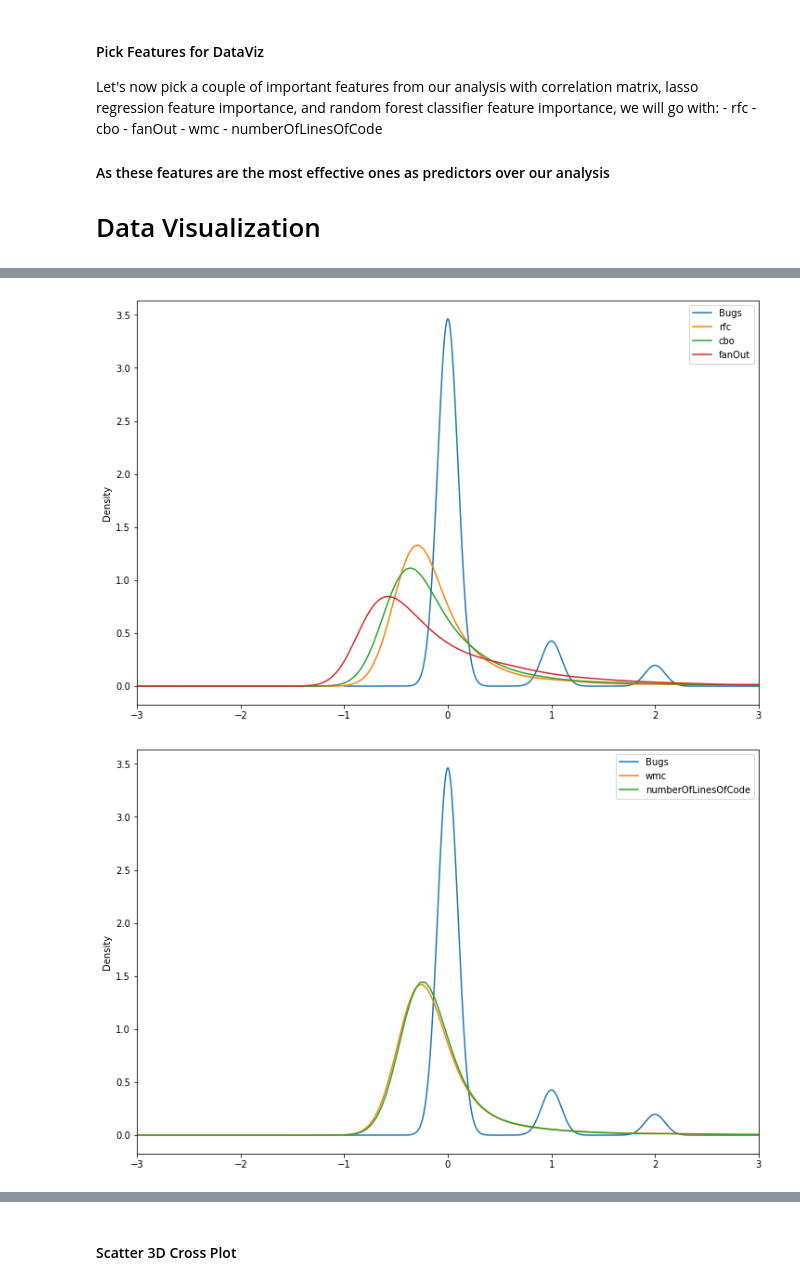
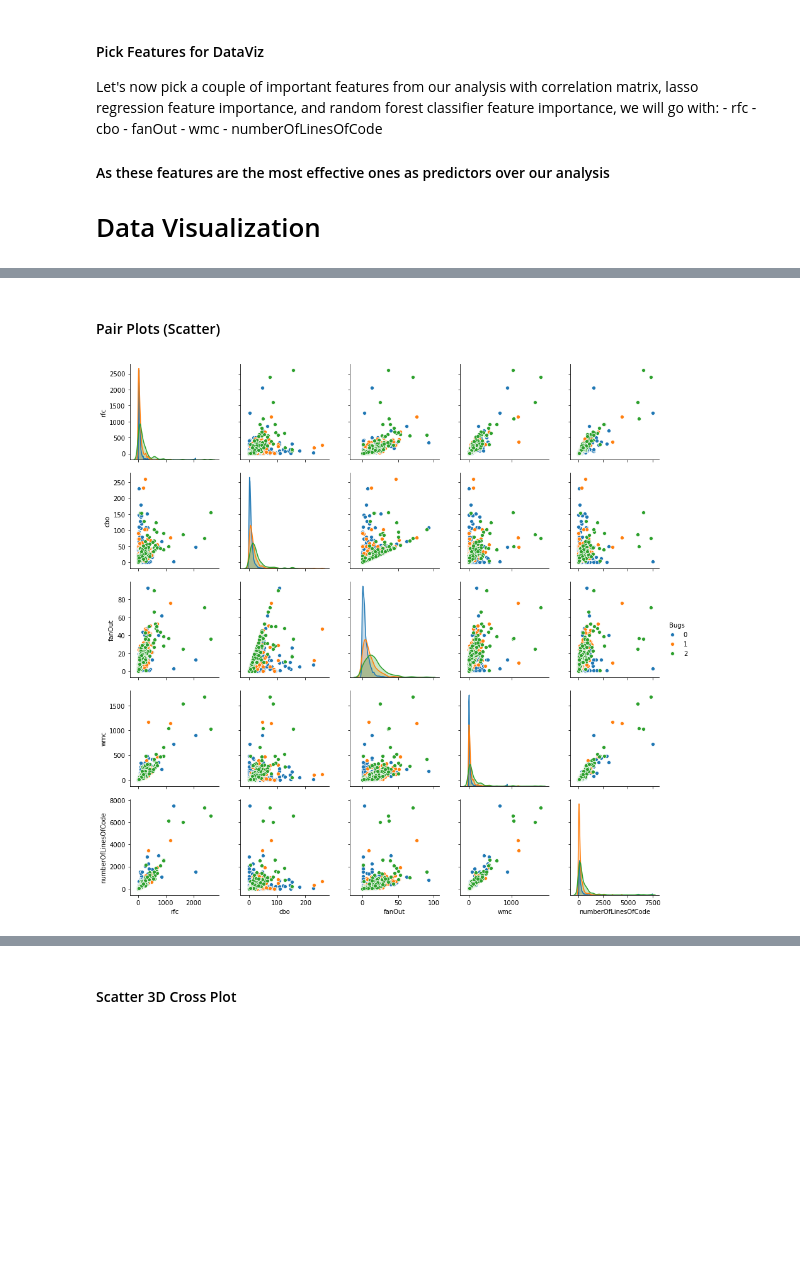
Before and after one commit to YousefGh/software_bug_prediction, a Jupyter notebook: ML_Project_.ipynb, the cells around one changed output, grey strips where cells are left out. Cells and saved outputs as stored; diff of their text form; code cells hidden in the pictures; blank space fills up the shorter version.

```diff
--- a/ML_Project_.ipynb
+++ b/ML_Project_.ipynb
@@ -411,10 +412,7 @@ data_for_viz.head()
-# %%
-ax1 = data_for_viz[['Bugs', 'rfc', 'cbo', 'fanOut']].plot.kde(figsize=(12,8))
-ax1.set_xlim(-3, 3);
-# %% [output]
-[figure, removed]
-# %%
-ax2 = data_for_viz[['Bugs', 'wmc', 'numberOfLinesOfCode']].plot.kde(figsize=(12,8))
-ax2.set_xlim(-3, 3);
-# %% [output]
-[figure, removed]
+# %% [markdown]
+#### Pair Plots (Scatter)
+# %%
+for_pair_plot = data_for_viz_unscaled[['rfc', 'cbo', 'fanOut','wmc', 'numberOfLinesOfCode', 'Bugs']]
+sns.pairplot(for_pair_plot, hue="Bugs", vars=['rfc', 'cbo', 'fanOut', 'wmc', 'numberOfLinesOfCode']);
+# %% [output]
+[figure, added]
```
Also changed, not shown: parts of 20 cells of this notebook, 1 other file.
